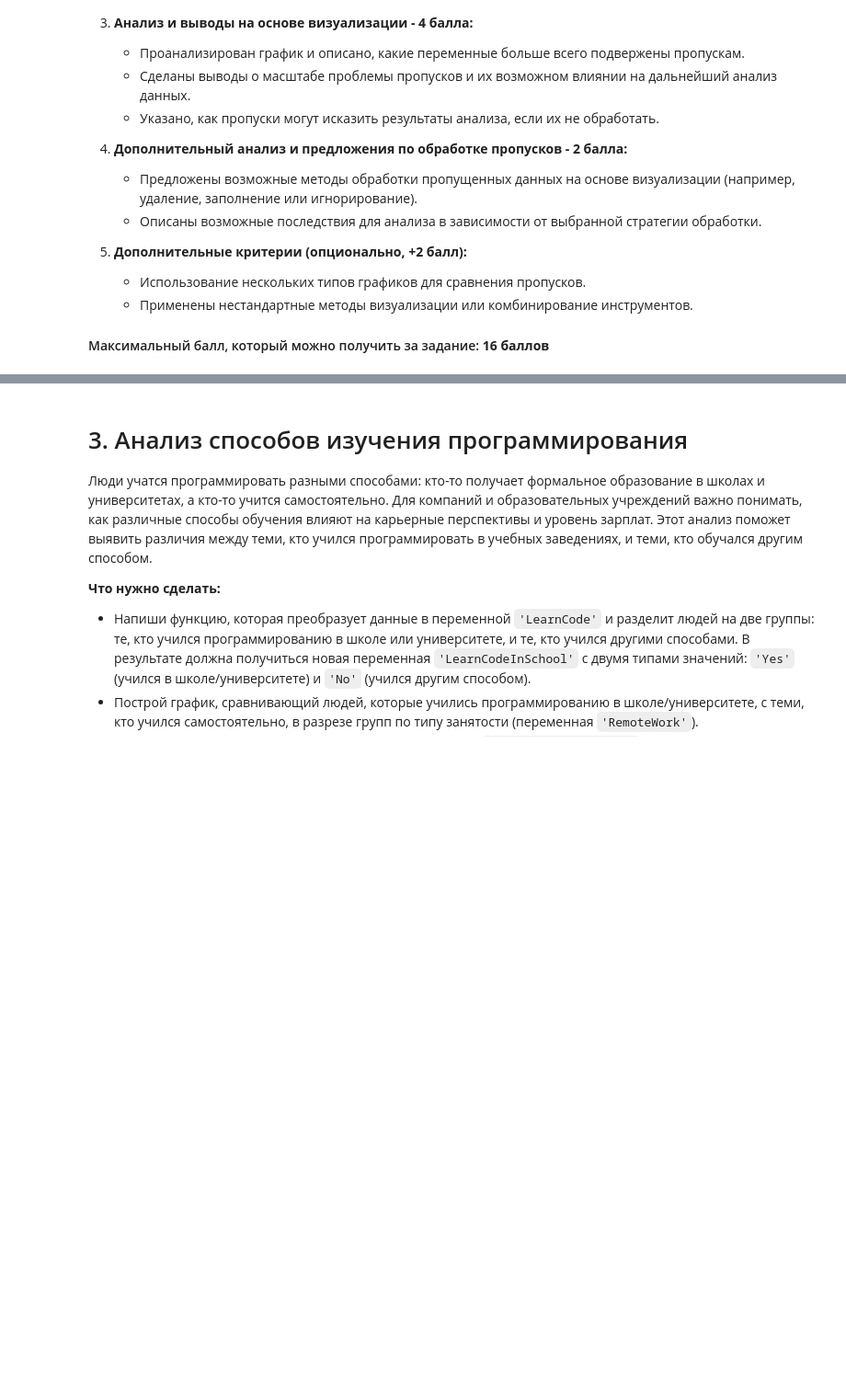
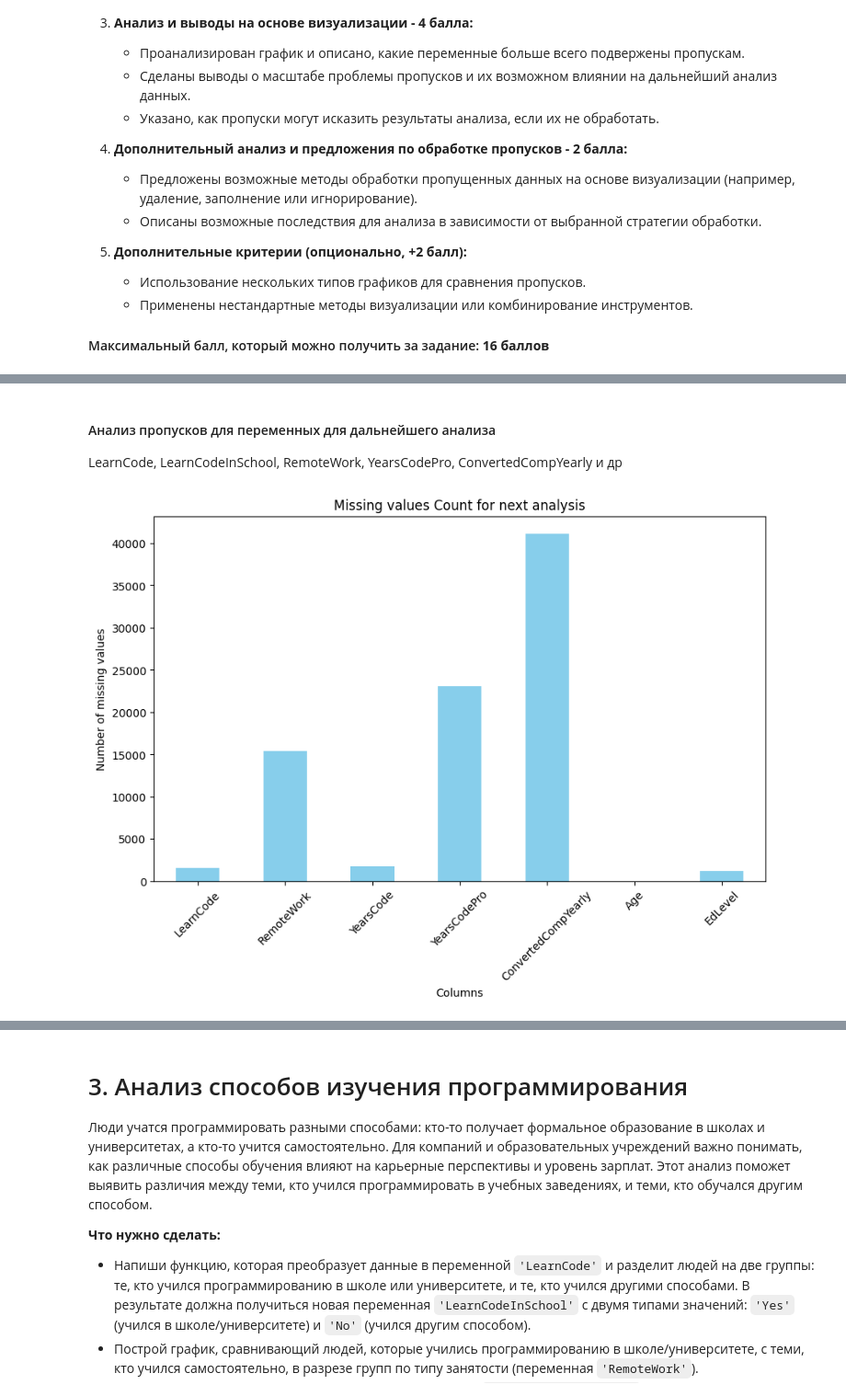
Before and after one commit to stakancheck/cu-colab-statistic, a Jupyter notebook: python-black/extern_case_01/extern_case_01_Sukhanov_Artem.ipynb, the cells around one changed output, grey strips where cells are left out. Shown at 92% size. Saved outputs shown, nothing was run; the diff lists cells and outputs as text; code cells hidden in the pictures; blank space fills up the shorter version.

```diff
--- a/python-black/extern_case_01/extern_case_01_Sukhanov_Artem.ipynb
+++ b/python-black/extern_case_01/extern_case_01_Sukhanov_Artem.ipynb
@@ -348,0 +423,17 @@ Text(0, 0.5, 'ConvertedCompYearly')
+# %% [markdown]
+#### Анализ пропусков для переменных для дальнейшего анализа
+LearnCode, LearnCodeInSchool, RemoteWork, YearsCodePro, ConvertedCompYearly и др
+# %%
+# Plot the missing values for selected columns
+selected_columns = ['LearnCode', 'RemoteWork', 'YearsCode', 'YearsCodePro', 'ConvertedCompYearly', 'Age', 'EdLevel']
+selected_missing_values = df[selected_columns].isnull().sum()
+
+plt.figure(figsize=(10, 6))
+selected_missing_values.plot(kind='bar', color='skyblue')
+plt.title('Missing values Count for next analysis', fontsize=12)
+plt.xlabel('Columns')
+plt.ylabel('Number of missing values')
+plt.xticks(rotation=45)
+plt.show()
+# %% [output]
+[figure, added]
```
Also changed, not shown: parts of 53 cells of this notebook, 2 other files.
